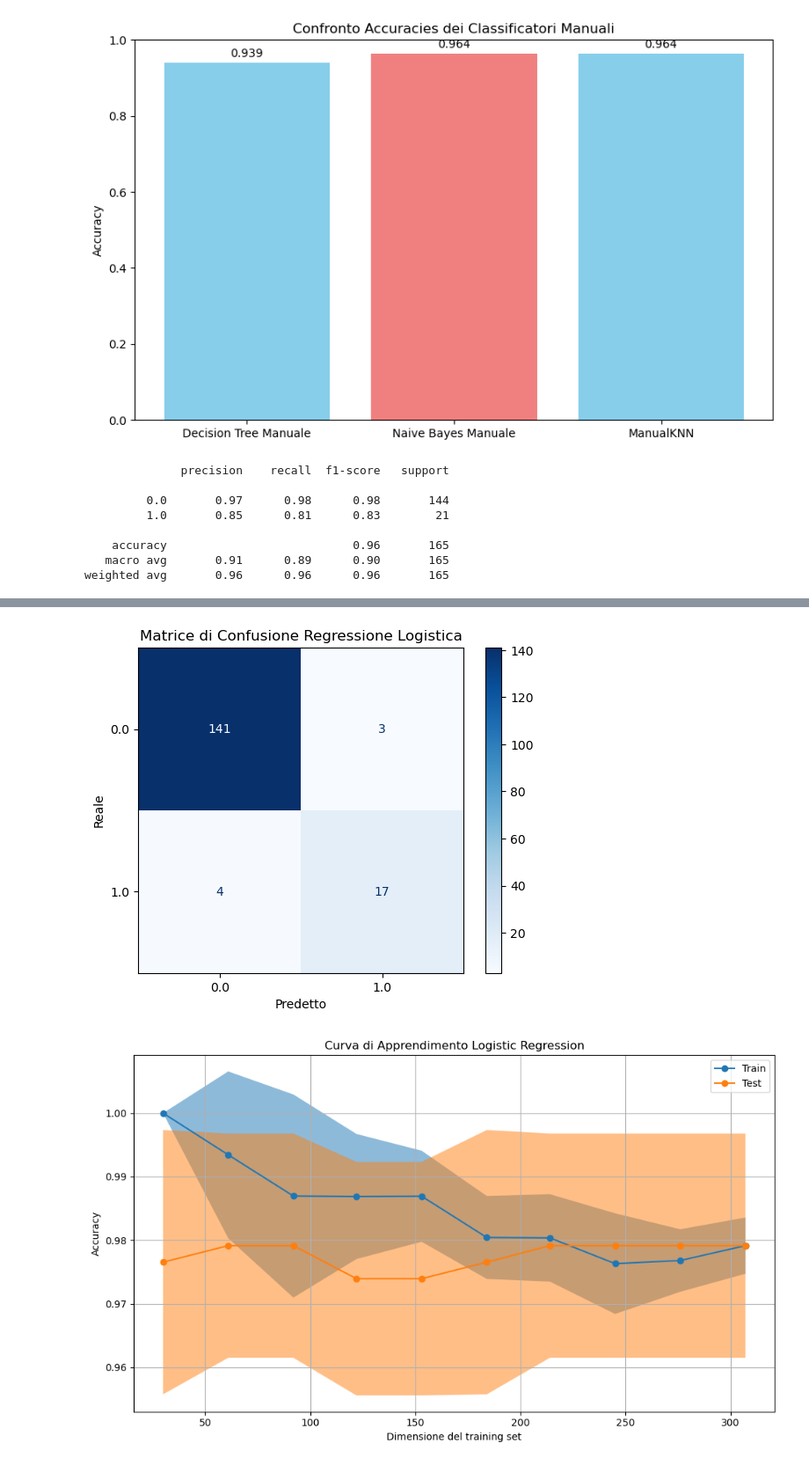
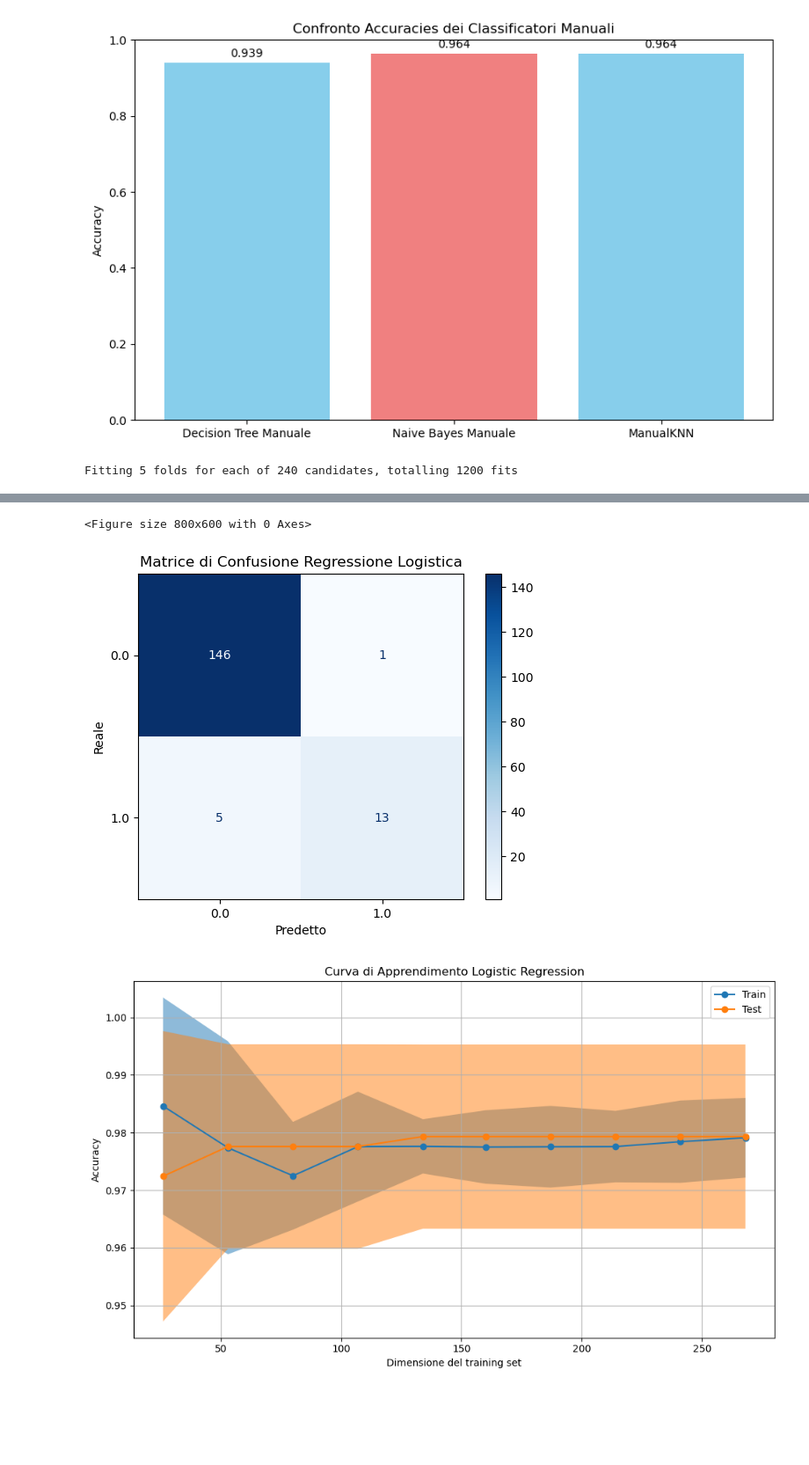
Before and after one commit to Surro03/Progetto_MachineLearning, a Jupyter notebook: machine_learning.ipynb, the cells around one changed output, grey strips where cells are left out. Shown at 88% size. Cells and saved outputs as stored; diff of their text form; code cells hidden in the pictures; blank space fills up the shorter version.

Commit message:
Aggiunta iperparametri alla logistic regression

```diff
--- a/machine_learning.ipynb
+++ b/machine_learning.ipynb
@@ -731,6 +729,9 @@ from sklearn.metrics import ConfusionMatrixDisplay
 from sklearn.linear_model import LogisticRegression
 from sklearn.pipeline import make_pipeline
 from sklearn.model_selection import LearningCurveDisplay
+from sklearn.model_selection import ShuffleSplit
+import warnings
+warnings.filterwarnings("ignore")
 
 #Inilizzazione parametri
 feature_cols = ['#friends', '#following', '#community', '#postshared', '#urlshared',
@@ -743,22 +744,51 @@ y = training_clean['Label'].values
 scaler = StandardScaler()
 X_scaled = scaler.fit_transform(X)
 
-# Train/test split
-X_train, X_test, y_train, y_test = train_test_split(X, y, test_size=0.3, random_state=15)
+#split sul set normalizzato
+X_trainS, X_testS, y_trainS, y_testS = train_test_split(X_scaled, y, test_size = 0.3, random_state = 15, stratify = y)
 
+X_train, X_test, y_train, y_test = train_test_split(X, y, test_size = 0.3, random_state = 15, stratify = y)
 
-# Prepariamo i dati
-pipe = make_pipeline(StandardScaler(), LogisticRegression(max_iter=1500))
-pipe.fit(X_train, y_train)
+# Definizione della griglia degli iperparametri
+param_grid = {
+    'penalty':      ['l1', 'l2', 'elasticnet', 'none'], #Questo parametro specifica il tipo di penalità di regolarizzazione applicata ai coefficienti del modello.
+    'C':            [0.01, 0.1, 1, 10, 100], #Questo parametro controlla l'intensità della regolarizzazione, più è alto e più il modello sarà 'stretto' al training set
+    'solver':       ['saga', 'lbfgs'],   #Questo parametro specifica l'algoritmo usato per ottimizzare i coefficienti del modello
+    'class_weight': [None, 'balanced'], #Questo parametro è usato per gestire dataset sbilanciati, dove una classe ha significativamente più campioni rispetto a un'altra.
+    'l1_ratio':     [0, 0.5, 1]  # rilevante solo se penalty='elasticnet'
+}
 
-# Predizioni
-y_pred = pipe.predict(X_test)
-# Valutazione
-print(classification_report(y_test, y_pred))
+# Configurazione GridSearchCV
+lr = LogisticRegression(random_state=15)
+grid = GridSearchCV(
+    estimator=lr,
+    param_grid=param_grid,
+    cv=5,
+    scoring='accuracy',
+    n_jobs=-1,
+    verbose=1,
+)
+
+# Esecuzione della ricerca sugli iper-parametri
+grid.fit(X_trainS, y_trainS)
+
+# Iperparametri ottimali
+print("\nBest hyperparameters found:")
+print(grid.best_params_)
+print(f"Best CV Accuracy: {grid.best_score_:.4f}")
+
+# Valutazione sul test set
+y_pred = grid.predict(X_testS)
+print("\nClassification report on test set:")
+print(classification_report(y_testS, y_pred, digits=4))
+
+best_model = grid.best_estimator_
+
+print(best_model.score(X_testS, y_testS))
 
 #Confusion Matrix
-cm = confusion_matrix(y_test, y_pred)
-disp = ConfusionMatrixDisplay(confusion_matrix=cm, display_labels=np.unique(y_test))
+cm = confusion_matrix(y_testS, y_pred)
+disp = ConfusionMatrixDisplay(confusion_matrix=cm, display_labels=np.unique(y_testS))
 plt.figure(figsize=(8, 6))
 disp.plot(cmap='Blues', values_format='d')
 plt.title("Matrice di Confusione Regressione Logistica")
@@ -767,9 +797,10 @@ plt.ylabel("Reale")
 plt.show()
 
 validation_params = {
-    "X": X_train,
-    "y": y_train,
+    "X": X_trainS,
+    "y": y_trainS,
     "train_sizes": np.linspace(0.1, 1.0, 10),
+    "cv": ShuffleSplit(n_splits=5, test_size=0.3, random_state=15),
     "score_type": "both",
     "n_jobs": 4,
     "line_kw": {"marker": "o"},
@@ -778,7 +809,7 @@ validation_params = {
 }
 
 fig, ax = plt.subplots(figsize=(10, 6))
-LearningCurveDisplay.from_estimator(pipe, ax=ax, **validation_params)
+LearningCurveDisplay.from_estimator(estimator = best_model, ax=ax, **validation_params)
 
 ax.set_title("Curva di Apprendimento Logistic Regression")
 ax.set_xlabel("Dimensione del training set")
@@ -788,11 +819,4 @@ ax.grid(True)
 plt.tight_layout()
 plt.show()
 # %% [output]
-              precision    recall  f1-score   support
-
-         0.0       0.97      0.98      0.98       144
-         1.0       0.85      0.81      0.83        21
-
-    accuracy                           0.96       165
-   macro avg       0.91      0.89      0.90       165
-weighted avg       0.96      0.96      0.96       165
+Fitting 5 folds for each of 240 candidates, totalling 1200 fits
@@ -800,5 +838,6 @@ weighted avg       0.96      0.96      0.96       165
+<Figure size 800x600 with 0 Axes>
-[figure, old version]
+[figure, new version]
-[figure, old version]
+[figure, new version]
 # %%
 from sklearn.ensemble import RandomForestClassifier
 #Inilizzazione parametri
```
Also changed, not shown: parts of 6 cells of this notebook, 1 other file.
